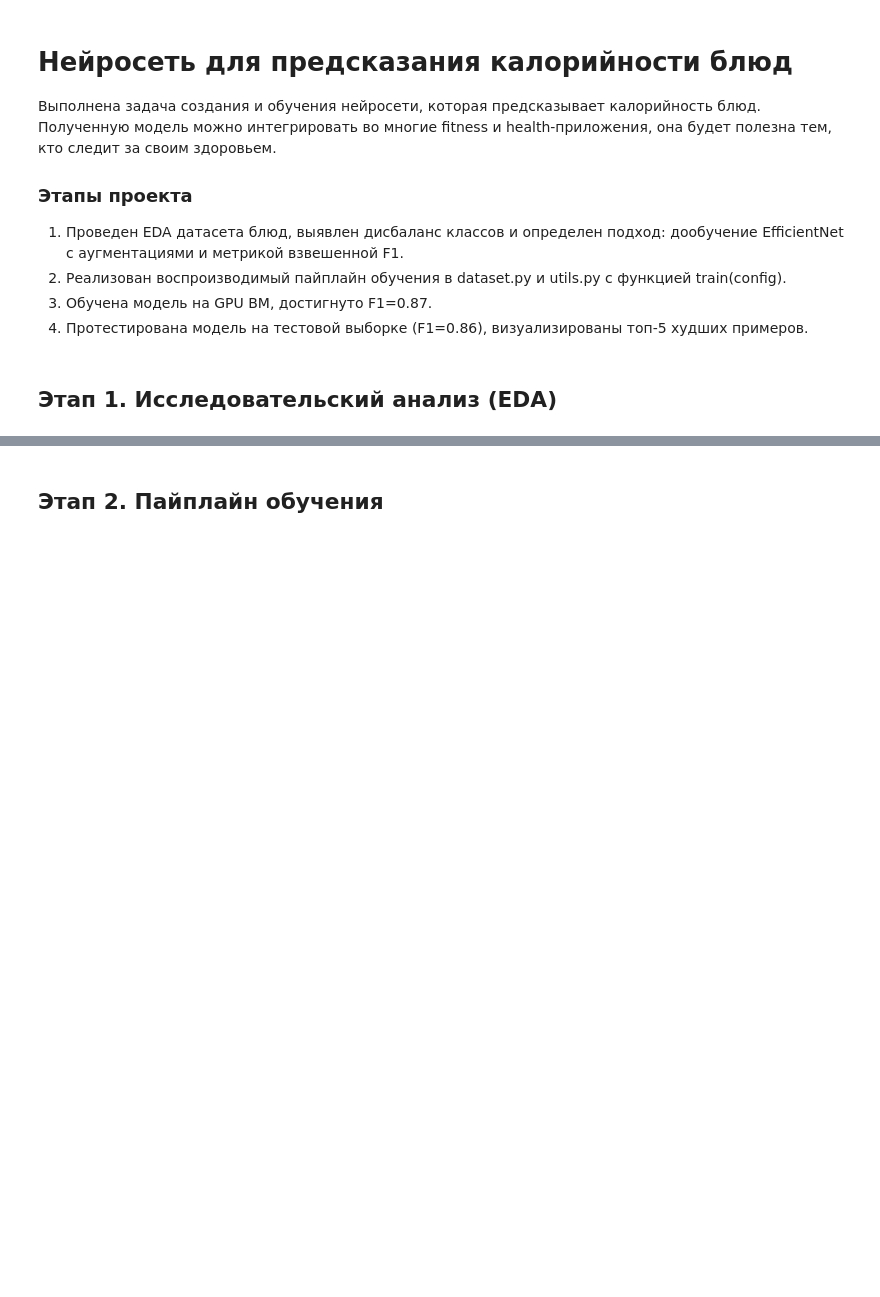
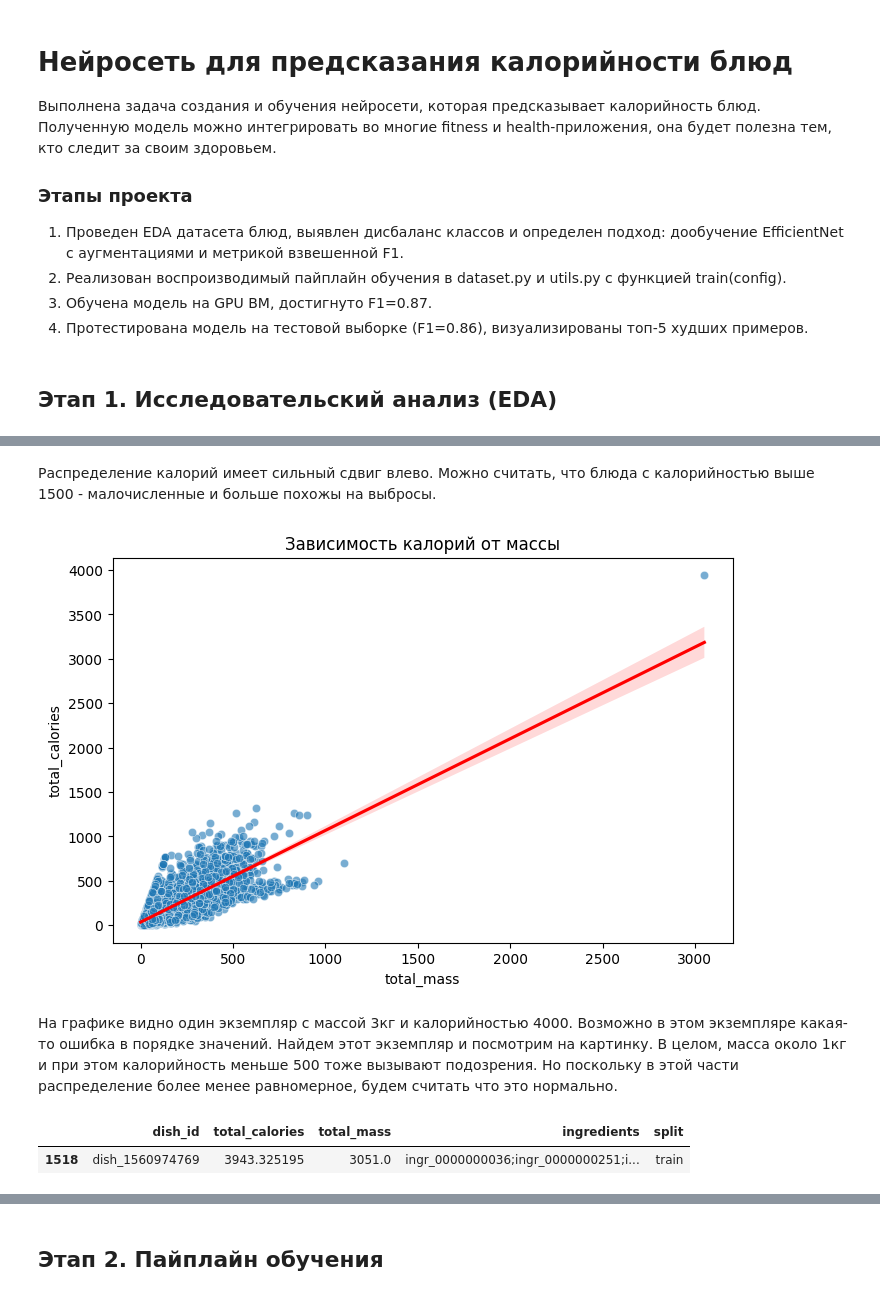
Before and after one commit to RumKam/dle-project-sprint-4, a Jupyter notebook: notebook.ipynb, the cells around one changed output, grey strips where cells are left out. Saved outputs shown, nothing was run; the diff lists cells and outputs as text; code cells hidden in the pictures; blank space fills up the shorter version.

```diff
--- a/notebook.ipynb
+++ b/notebook.ipynb
@@ -13,0 +161,19 @@
+# %% [markdown]
+Распределение калорий имеет сильный сдвиг влево. Можно считать, что блюда с калорийностью выше 1500 - малочисленные и больше похожы на выбросы.
+# %%
+# Посмотрим как масса и калории зависят друг от друга
+plt.figure(figsize=(8,5))
+sns.scatterplot(data=df_dish, x='total_mass', y='total_calories', alpha=0.6)
+sns.regplot(data=df_dish, x='total_mass', y='total_calories', scatter=False, color='red')
+plt.title('Зависимость калорий от массы')
+plt.show()
+# %% [output]
+[figure, added]
+# %% [markdown]
+На графике видно один экземпляр с массой 3кг и калорийностью 4000. Возможно в этом экземпляре какая-то ошибка в порядке значений. Найдем этот экземпляр и посмотрим на картинку. В целом, масса около 1кг и при этом калорийность меньше 500 тоже вызывают подозрения. Но поскольку в этой части распределение более менее равномерное, будем считать что это нормально.
+# %%
+# Найдем экземпляр с массой около 3кг
+display(df_dish[df_dish['total_mass']>2000])
+# %% [output]
+|  | dish_id | total_calories | total_mass | ingredients | split |
+| 1518 | dish_1560974769 | 3943.325195 | 3051.0 | ingr_0000000036;ingr_0000000251;i... | train |
```
Also changed, not shown: parts of 37 cells of this notebook, 3 other files.
